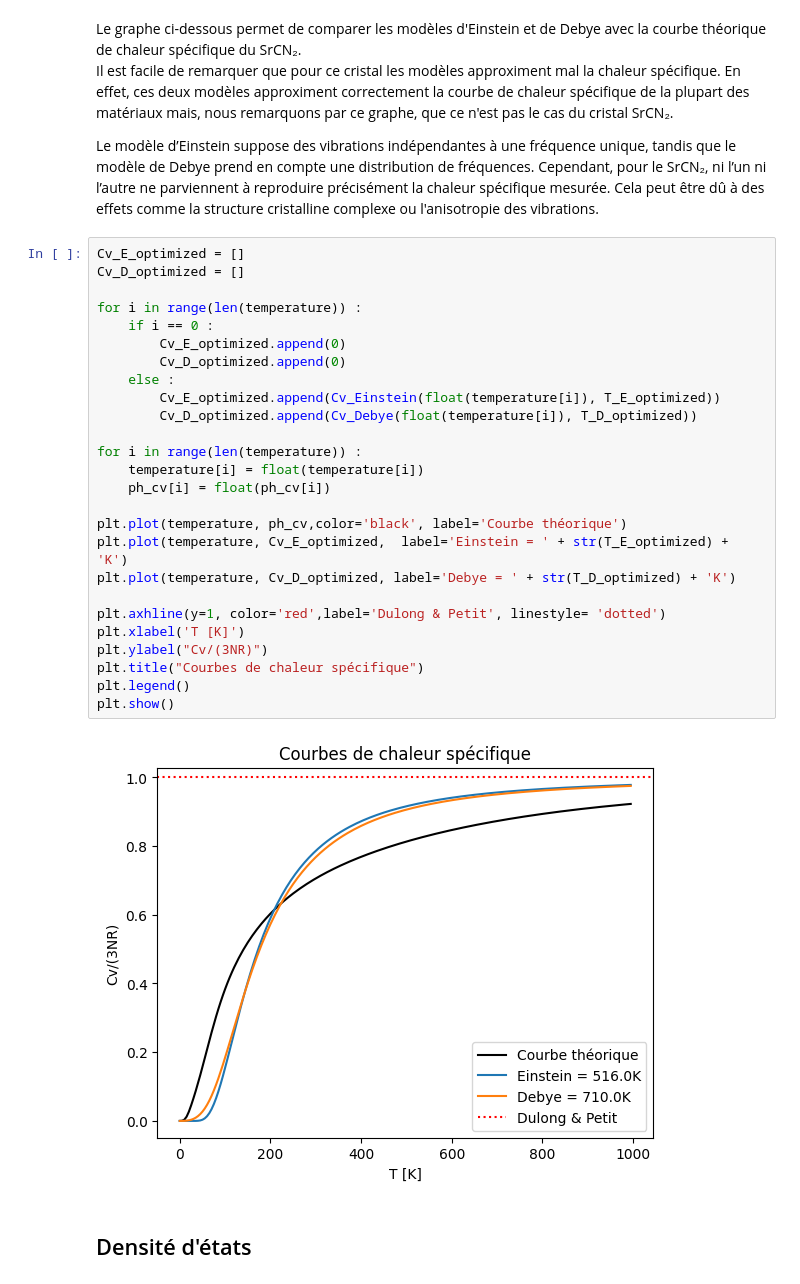
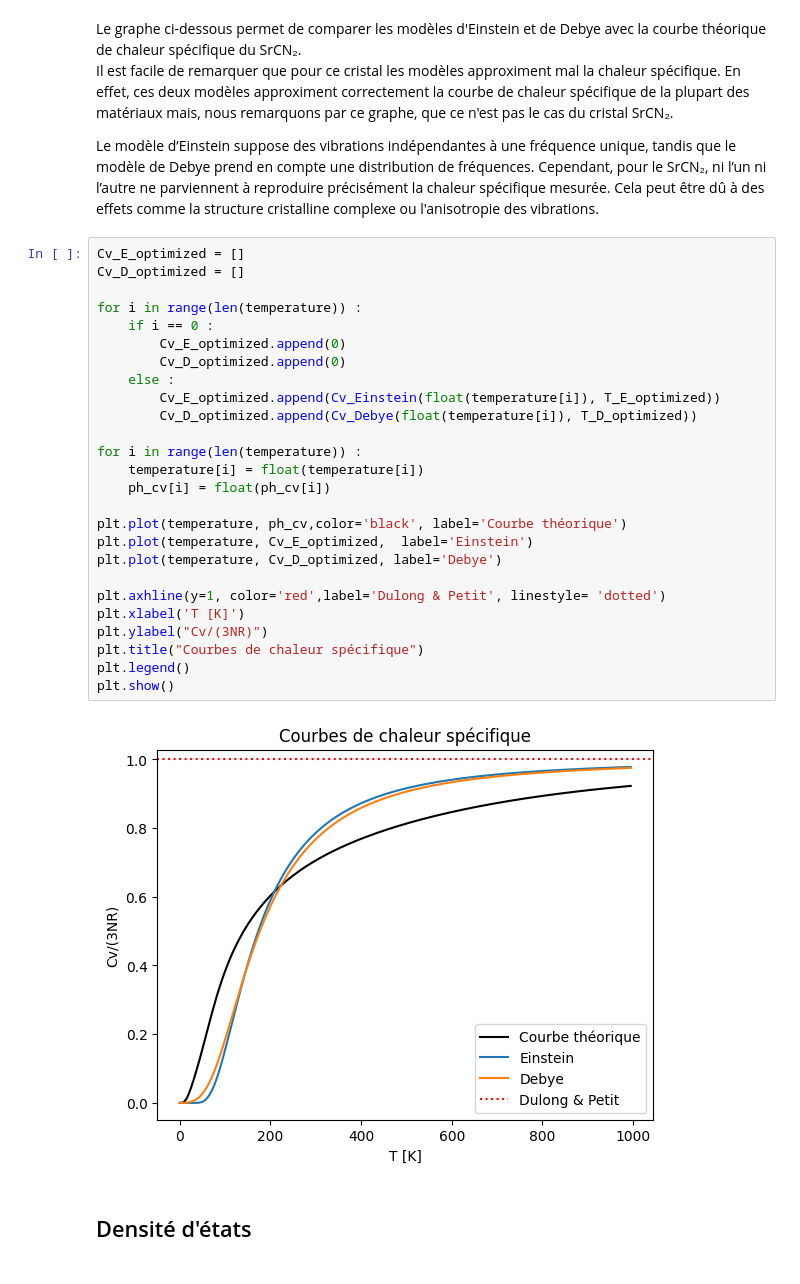
Before and after one commit to clemmoreau04/lmapr1492, a Jupyter notebook: ph_dos.ipynb, the cells around one changed output. Saved outputs shown, nothing was run; the diff lists cells and outputs as text.

```diff
--- a/ph_dos.ipynb
+++ b/ph_dos.ipynb
@@ -191,31 +188,31 @@ Le modèle d’Einstein suppose des vibrations indépendantes à une fréquence
 # %%
 Cv_E_optimized = []
 Cv_D_optimized = []
 
 for i in range(len(temperature)) :
     if i == 0 :
         Cv_E_optimized.append(0)
         Cv_D_optimized.append(0)
     else :
         Cv_E_optimized.append(Cv_Einstein(float(temperature[i]), T_E_optimized))
         Cv_D_optimized.append(Cv_Debye(float(temperature[i]), T_D_optimized))
 
 for i in range(len(temperature)) :
     temperature[i] = float(temperature[i])
     ph_cv[i] = float(ph_cv[i])
 
 plt.plot(temperature, ph_cv,color='black', label='Courbe théorique')
-plt.plot(temperature, Cv_E_optimized,  label='Einstein = ' + str(T_E_optimized) + 'K')
-plt.plot(temperature, Cv_D_optimized, label='Debye = ' + str(T_D_optimized) + 'K')
+plt.plot(temperature, Cv_E_optimized,  label='Einstein')
+plt.plot(temperature, Cv_D_optimized, label='Debye')
 
 plt.axhline(y=1, color='red',label='Dulong & Petit', linestyle= 'dotted')
 plt.xlabel('T [K]')
 plt.ylabel("Cv/(3NR)")
 plt.title("Courbes de chaleur spécifique")
 plt.legend()
 plt.show()
 # %% [output]
-[figure, old version]
+[figure, new version]
 # %% [markdown]
 ## Densité d'états
 # %% [markdown]
```
Also changed, not shown: parts of 7 cells of this notebook.
